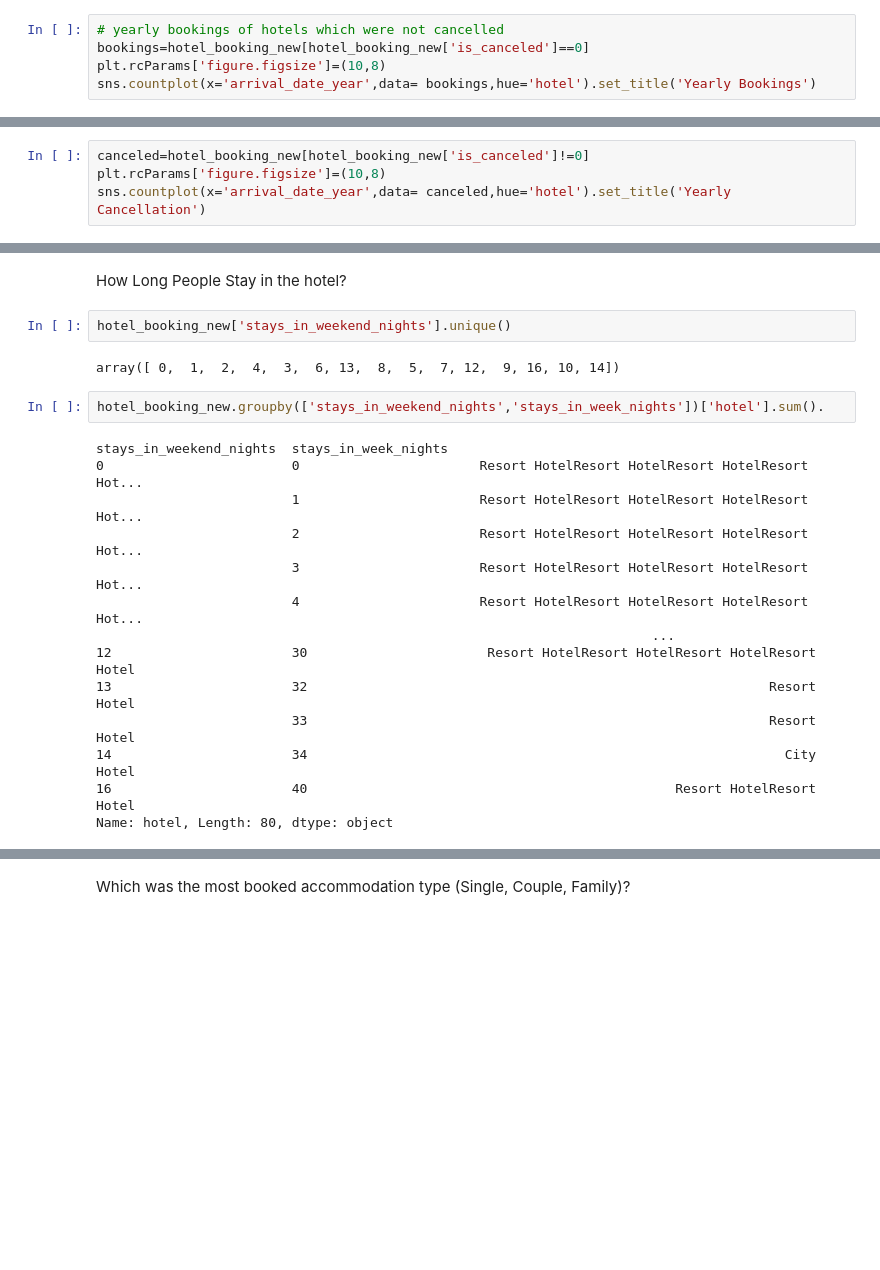
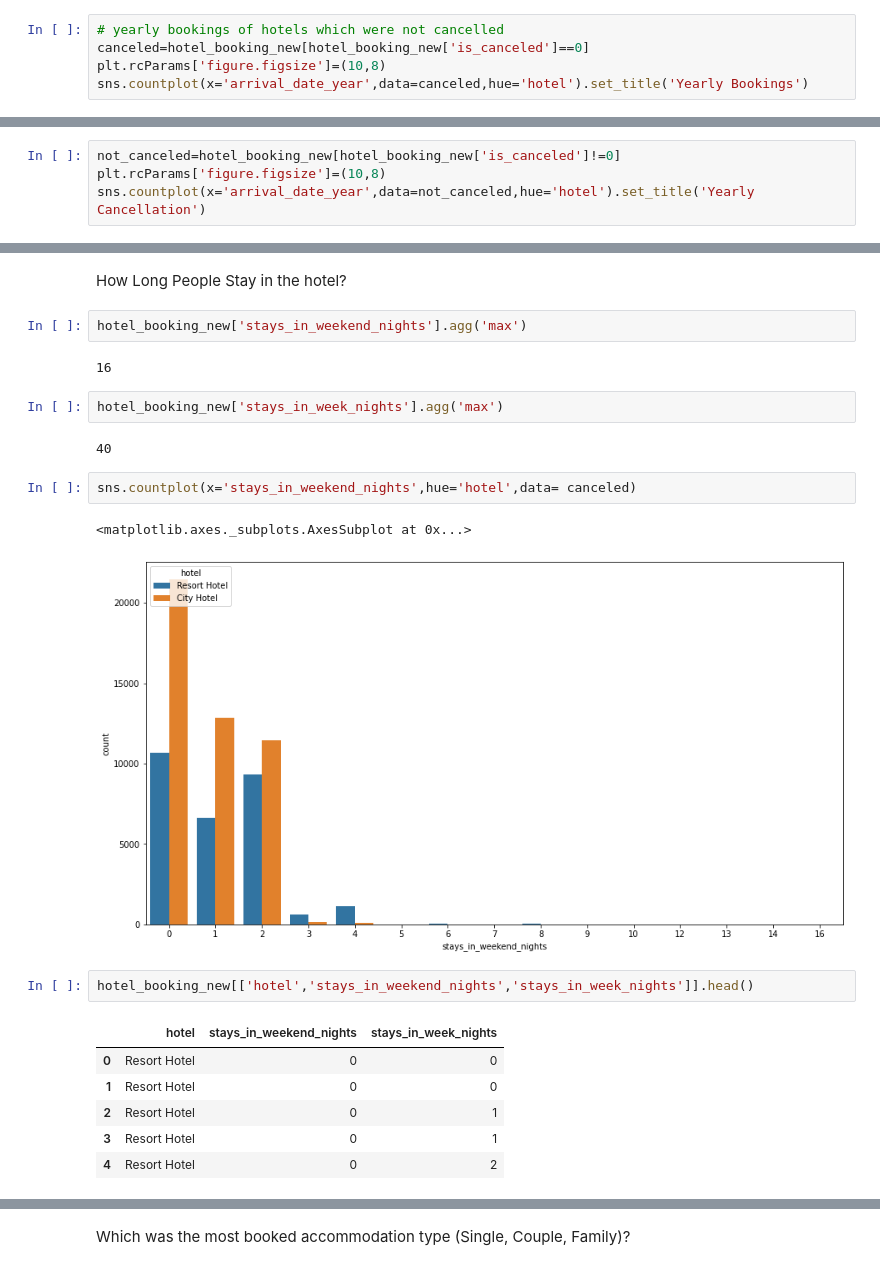
Before and after one commit to Souvik0651/hotel_booking_analysis, a Jupyter notebook: Hotel_Booking_Analysis_Souvik_Capstone_Project.ipynb, the cells around one changed output, grey strips where cells are left out. Cells and saved outputs as stored; diff of their text form; blank space fills up the shorter version.

```diff
--- a/Hotel_Booking_Analysis_Souvik_Capstone_Project.ipynb
+++ b/Hotel_Booking_Analysis_Souvik_Capstone_Project.ipynb
@@ -196,18 +196,18 @@ Text(0.5, 1.0, 'Yearly bookings')
 # **Bookings which doesnot have any cancelation**
 # %%
 # yearly bookings of hotels which were not cancelled
-bookings=hotel_booking_new[hotel_booking_new['is_canceled']==0]
+canceled=hotel_booking_new[hotel_booking_new['is_canceled']==0]
 plt.rcParams['figure.figsize']=(10,8)
-sns.countplot(x='arrival_date_year',data= bookings,hue='hotel').set_title('Yearly Bookings')
+sns.countplot(x='arrival_date_year',data=canceled,hue='hotel').set_title('Yearly Bookings')
 # %% [output]
 Text(0.5, 1.0, 'Yearly Bookings')
 [figure]
 # %% [markdown]
 # **How Many Booking Were Cancelled?**
 # %%
-canceled=hotel_booking_new[hotel_booking_new['is_canceled']!=0]
+not_canceled=hotel_booking_new[hotel_booking_new['is_canceled']!=0]
 plt.rcParams['figure.figsize']=(10,8)
-sns.countplot(x='arrival_date_year',data= canceled,hue='hotel').set_title('Yearly Cancellation')
+sns.countplot(x='arrival_date_year',data=not_canceled,hue='hotel').set_title('Yearly Cancellation')
 # %% [output]
 Text(0.5, 1.0, 'Yearly Cancellation')
 [figure]
@@ -267,22 +267,24 @@ Text(0.5, 1.0, ' Top countries with maximum hotel bookings')
 # %% [markdown]
 How Long People Stay in the hotel?
 # %%
-hotel_booking_new['stays_in_weekend_nights'].unique()
+hotel_booking_new['stays_in_weekend_nights'].agg('max')
 # %% [output]
-array([ 0,  1,  2,  4,  3,  6, 13,  8,  5,  7, 12,  9, 16, 10, 14])
+16
+# %%
+hotel_booking_new['stays_in_week_nights'].agg('max')
+# %% [output]
+40
+# %%
+sns.countplot(x='stays_in_weekend_nights',hue='hotel',data= canceled)
+# %% [output]
+<matplotlib.axes._subplots.AxesSubplot at 0x...>
+[figure, added]
 # %%
-hotel_booking_new.groupby(['stays_in_weekend_nights','stays_in_week_nights'])['hotel'].sum().
+hotel_booking_new[['hotel','stays_in_weekend_nights','stays_in_week_nights']].head()
 # %% [output]
-stays_in_weekend_nights  stays_in_week_nights
-0                        0                       Resort HotelResort HotelResort HotelResort Hot...
-                         1                       Resort HotelResort HotelResort HotelResort Hot...
-                         2                       Resort HotelResort HotelResort HotelResort Hot...
-                         3                       Resort HotelResort HotelResort HotelResort Hot...
-                         4                       Resort HotelResort HotelResort HotelResort Hot...
-                                                                       ...
-12                       30                       Resort HotelResort HotelResort HotelResort Hotel
-13                       32                                                           Resort Hotel
-                         33                                                           Resort Hotel
-14                       34                                                             City Hotel
-16                       40                                               Resort HotelResort Hotel
-Name: hotel, Length: 80, dtype: object
+|  | hotel | stays_in_weekend_nights | stays_in_week_nights |
+| 0 | Resort Hotel | 0 | 0 |
+| 1 | Resort Hotel | 0 | 0 |
+| 2 | Resort Hotel | 0 | 1 |
+| 3 | Resort Hotel | 0 | 1 |
+| 4 | Resort Hotel | 0 | 2 |
```
Also changed, not shown: parts of 8 cells of this notebook.
